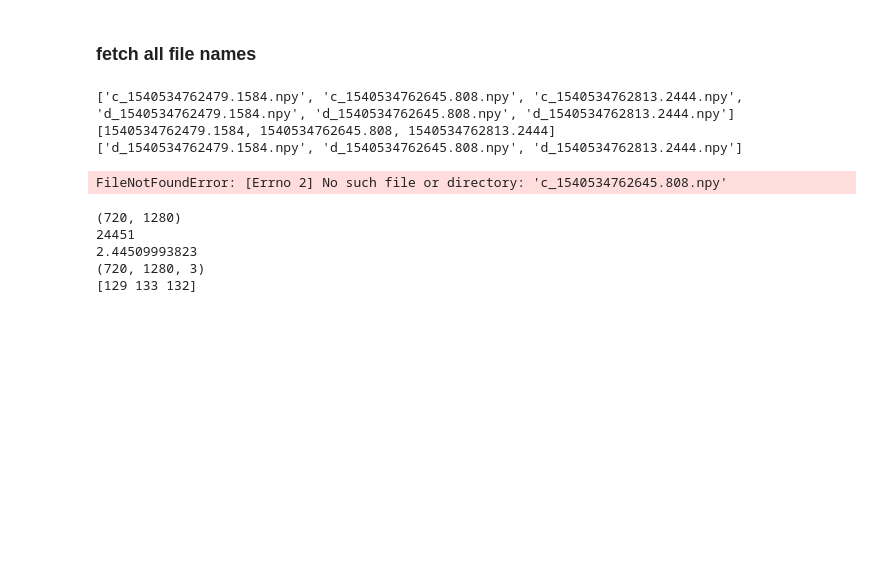
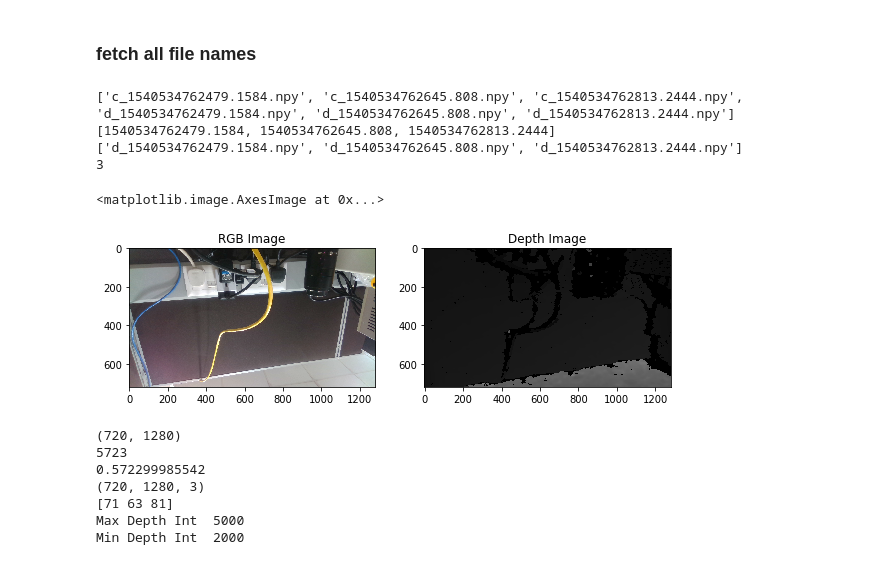
Before and after one commit to ongchinkiat/realsense-d435, a Jupyter notebook: d435-analysis.ipynb, the cells around one changed output. Saved outputs shown, nothing was run; the diff lists cells and outputs as text; code cells hidden in the pictures; blank space fills up the shorter version.

```diff
--- a/d435-analysis.ipynb
+++ b/d435-analysis.ipynb
@@ -29,48 +30,62 @@ timesteps = []
 filetimes = []
 color_files = []
 depth_files = []
+base_time = -1.0
 
 for f in filelist:
     result = re.search('c_(.*).npy', f)
     if result and result.group(1):
         t = result.group(1)
         timesteps.append(float(t))
+        if base_time < 0:
+            base_time = float(t)
         filetimes.append(t)
         color_files.append(f)
         depth_files.append("d_" + t + ".npy")
 
 print(timesteps)
 print(depth_files)
+print(len(depth_files))
 # %% [output]
 ['c_1540534762479.1584.npy', 'c_1540534762645.808.npy', 'c_1540534762813.2444.npy', 'd_1540534762479.1584.npy', 'd_1540534762645.808.npy', 'd_1540534762813.2444.npy']
 [1540534762479.1584, 1540534762645.808, 1540534762813.2444]
 ['d_1540534762479.1584.npy', 'd_1540534762645.808.npy', 'd_1540534762813.2444.npy']
+3
 # %%
 color_image = np.load(imgfolder + color_files[1])
 depth_image = np.load(imgfolder + depth_files[1])
 
 
 # Show images
 fig = plt.figure(figsize=(15, 15))
 table1 = fig.add_subplot(1,3,1)
 table1.set_title("RGB Image")
 table1.imshow(cv2.cvtColor(color_image, cv2.COLOR_BGR2RGB))
 
 table2 = fig.add_subplot(1,3,2)
 table2.set_title("Depth Image")
-table2.imshow(depth_imge, cmap='gray')
+table2.imshow(depth_image, cmap='gray')
 # %% [output]
-FileNotFoundError: [Errno 2] No such file or directory: 'c_1540534762645.808.npy'
+<matplotlib.image.AxesImage at 0x...>
+[figure, added]
 # %%
-print(depth_image_1.shape)
-print(depth_image_1[450,180])
-print(depth_image_1[450,180]*depth_scale)
+print(depth_image.shape)
+print(depth_image[450,180])
+print(depth_image[450,180]*depth_scale)
 
 print(color_image.shape)
 print(color_image[450,180])
+
+max_depth = int(0.5/depth_scale)
+print("Max Depth Int ",max_depth)
+
+min_depth = int(0.2/depth_scale)
+print("Min Depth Int ",min_depth)
 # %% [output]
 (720, 1280)
-24451
-2.44509993823
+5723
+0.572299985542
 (720, 1280, 3)
-[129 133 132]
+[71 63 81]
+Max Depth Int  5000
+Min Depth Int  2000
```
Also changed, not shown: parts of 5 cells of this notebook.
